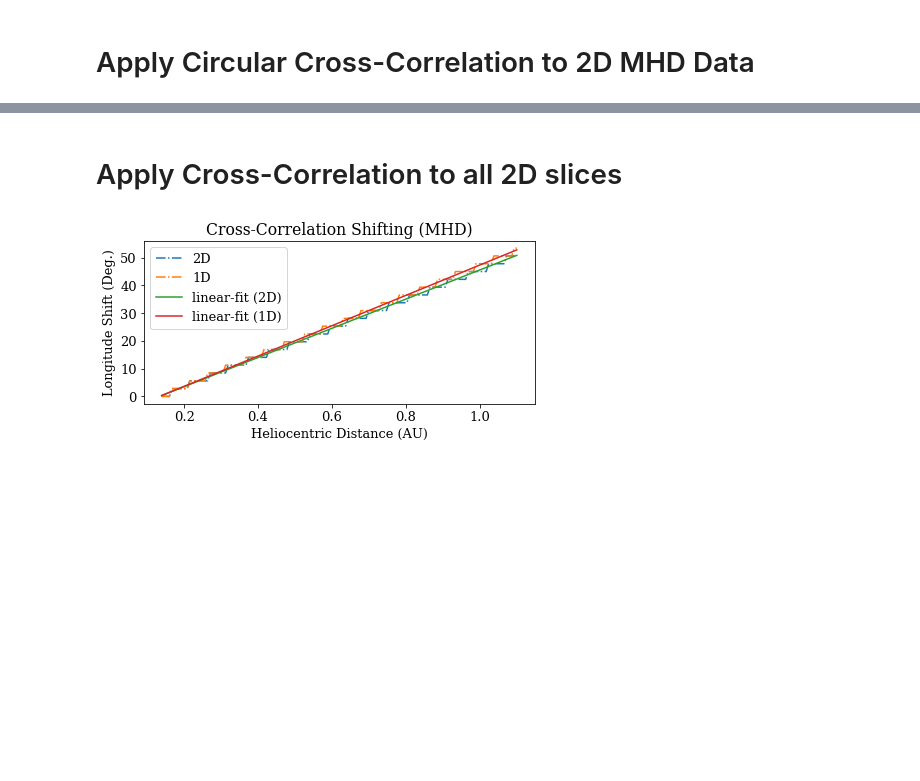
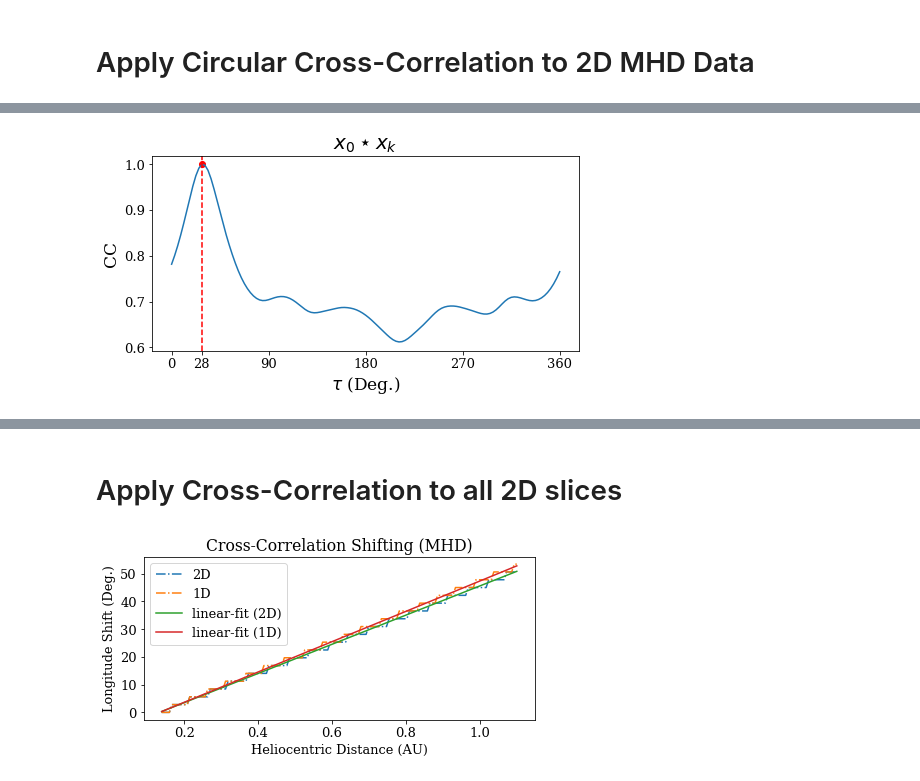
Before and after one commit to opaliss/Space-Weather-ROM, a Jupyter notebook: CrossCorrelation/Cross-Correlation.ipynb, the cells around one changed output, grey strips where cells are left out. Drawn from its saved outputs; the diff is of its cells as text; code cells hidden in the pictures; blank space fills up the shorter version.

```diff
--- a/CrossCorrelation/Cross-Correlation.ipynb
+++ b/CrossCorrelation/Cross-Correlation.ipynb
@@ -308,3 +348,16 @@ res/= np.max(res)
+# %%
+fi, ax = plt.subplots(figsize=(7, 4))
+ax.plot(180*p/np.pi, res)
+ax.axvline(x=p[np.argmax(res)]*180/np.pi, linestyle="--", c="r")
+ax.scatter(p[np.argmax(res)]*180/np.pi, np.max(res), c="r")
+ax.set_xticks([360, 270, 180, 90, 0, round(p[np.argmax(res)]*180/np.pi)])
+ax.set_title("$x_{0} \star x_{k}$", fontsize=20)
+ax.set_xlabel(r"$\tau$ (Deg.)", fontsize=17)
+ax.set_ylabel(r"CC", fontsize=17)
+plt.tight_layout()
+plt.savefig("CrossCorrelation/figs/cc.png", dpi=500)
+# %% [output]
+[figure, added]
 # %%
 fig, ax = plt.subplots(nrows=3, sharex=True, figsize=(7, 10))
 
```
Also changed, not shown: parts of 9 cells of this notebook, 1 other file.
